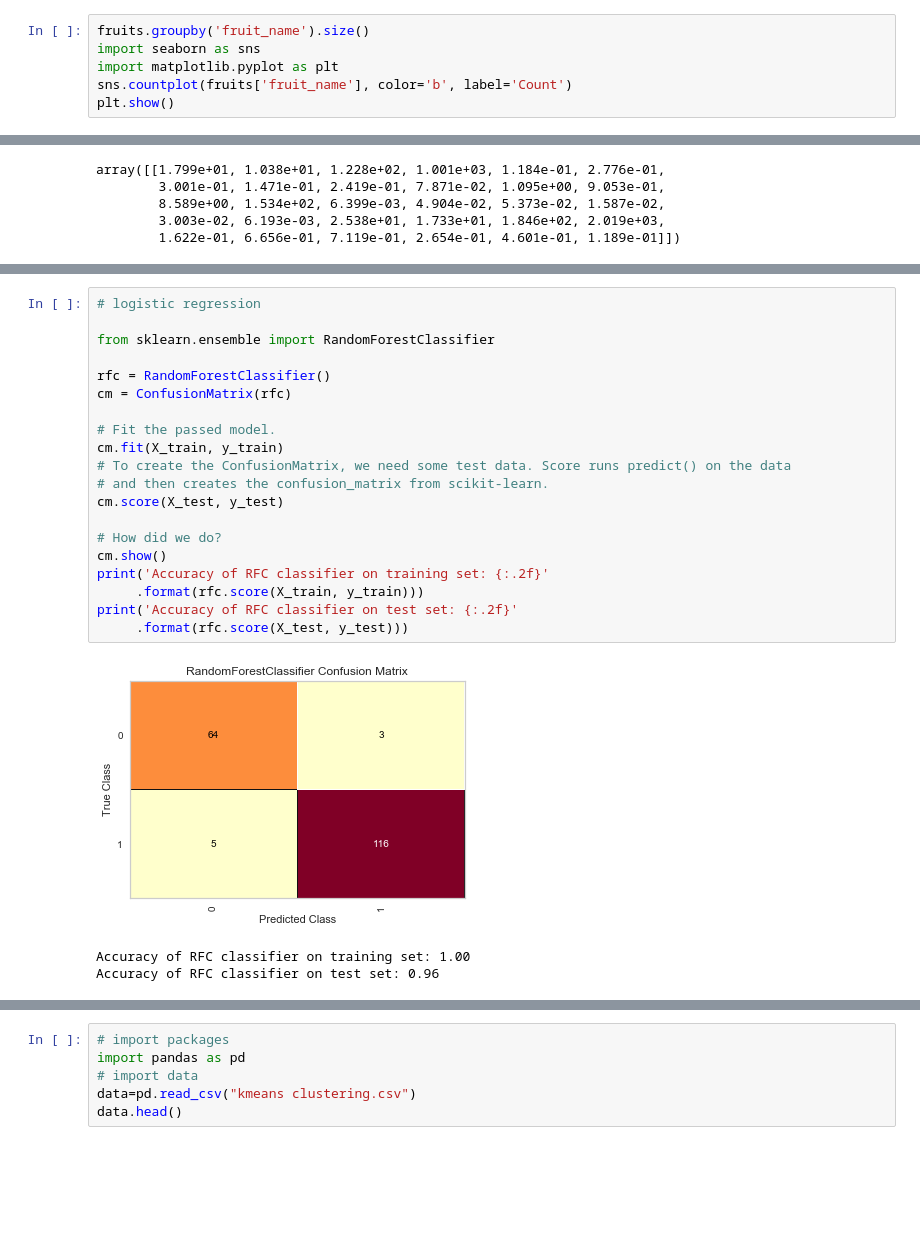
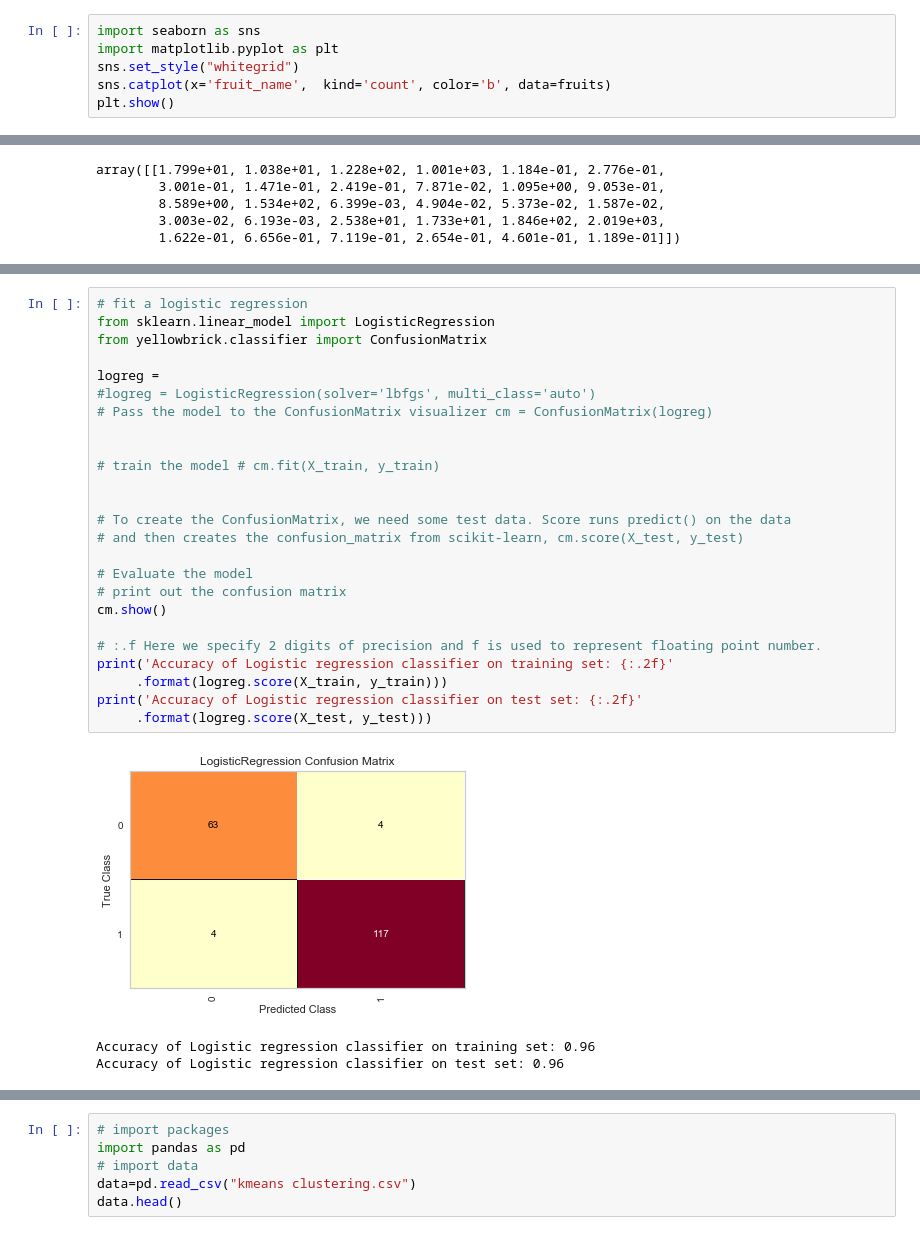
Before and after one commit to juliazhu09/Python4ML, a Jupyter notebook: Python for Machine Learning.ipynb, the cells around one changed output, grey strips where cells are left out. Drawn from its saved outputs; the diff is of its cells as text; blank space fills up the shorter version.

```diff
--- a/Python for Machine Learning.ipynb
+++ b/Python for Machine Learning.ipynb
@@ -321,9 +293,9 @@ print(fruits.shape)
 # %% [markdown]
 We have four types of fruits in the dataset: apple, mandarin, orange, and lemon.
 # %%
-fruits.groupby('fruit_name').size()
 import seaborn as sns
 import matplotlib.pyplot as plt
-sns.countplot(fruits['fruit_name'], color='b', label='Count')
+sns.set_style("whitegrid")
+sns.catplot(x='fruit_name',  kind='count', color='b', data=fruits)
 plt.show()
 # %% [output]
@@ -779,29 +711,34 @@ print('Accuracy of GNB classifier on test set: {:.2f}'
 Accuracy of GNB classifier on training set: 0.94
 Accuracy of GNB classifier on test set: 0.94
 # %%
-# logistic regression
+# fit a logistic regression
+from sklearn.linear_model import LogisticRegression
+from yellowbrick.classifier import ConfusionMatrix
 
-from sklearn.ensemble import RandomForestClassifier
+logreg =
+#logreg = LogisticRegression(solver='lbfgs', multi_class='auto')
+# Pass the model to the ConfusionMatrix visualizer cm = ConfusionMatrix(logreg)
 
-rfc = RandomForestClassifier()
-cm = ConfusionMatrix(rfc)
 
-# Fit the passed model.
-cm.fit(X_train, y_train)
+# train the model # cm.fit(X_train, y_train)
+
+
 # To create the ConfusionMatrix, we need some test data. Score runs predict() on the data
-# and then creates the confusion_matrix from scikit-learn.
-cm.score(X_test, y_test)
+# and then creates the confusion_matrix from scikit-learn, cm.score(X_test, y_test)
 
-# How did we do?
+# Evaluate the model
+# print out the confusion matrix
 cm.show()
-print('Accuracy of RFC classifier on training set: {:.2f}'
-     .format(rfc.score(X_train, y_train)))
-print('Accuracy of RFC classifier on test set: {:.2f}'
-     .format(rfc.score(X_test, y_test)))
+
+# :.f Here we specify 2 digits of precision and f is used to represent floating point number.
+print('Accuracy of Logistic regression classifier on training set: {:.2f}'
+     .format(logreg.score(X_train, y_train)))
+print('Accuracy of Logistic regression classifier on test set: {:.2f}'
+     .format(logreg.score(X_test, y_test)))
 # %% [output]
-[figure, old version]
+[figure, new version]
-Accuracy of RFC classifier on training set: 1.00
-Accuracy of RFC classifier on test set: 0.96
+Accuracy of Logistic regression classifier on training set: 0.96
+Accuracy of Logistic regression classifier on test set: 0.96
 # %% [markdown]
 ## Unsupervised Learning
 
```
Also changed, not shown: parts of 56 cells of this notebook.
